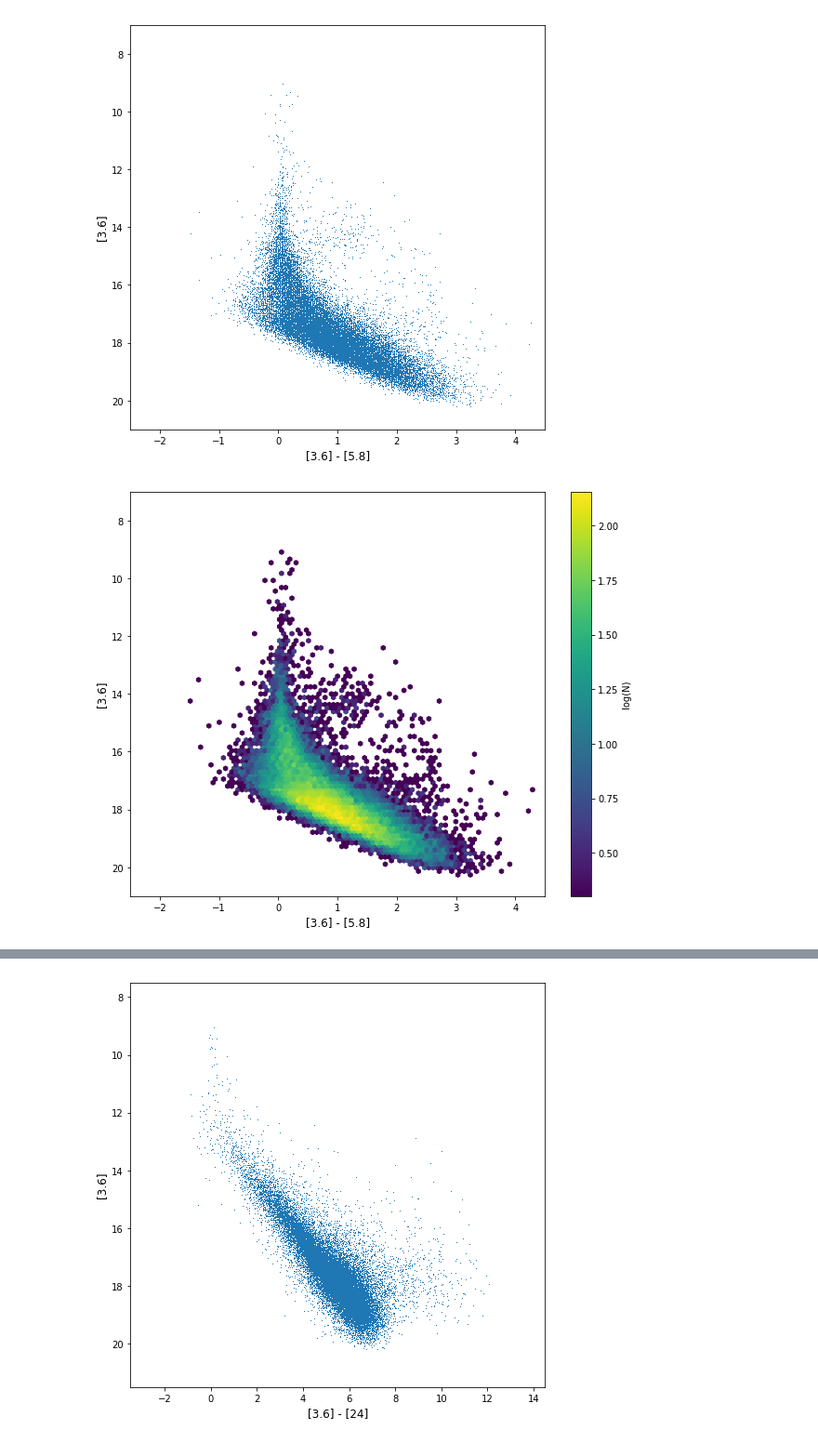
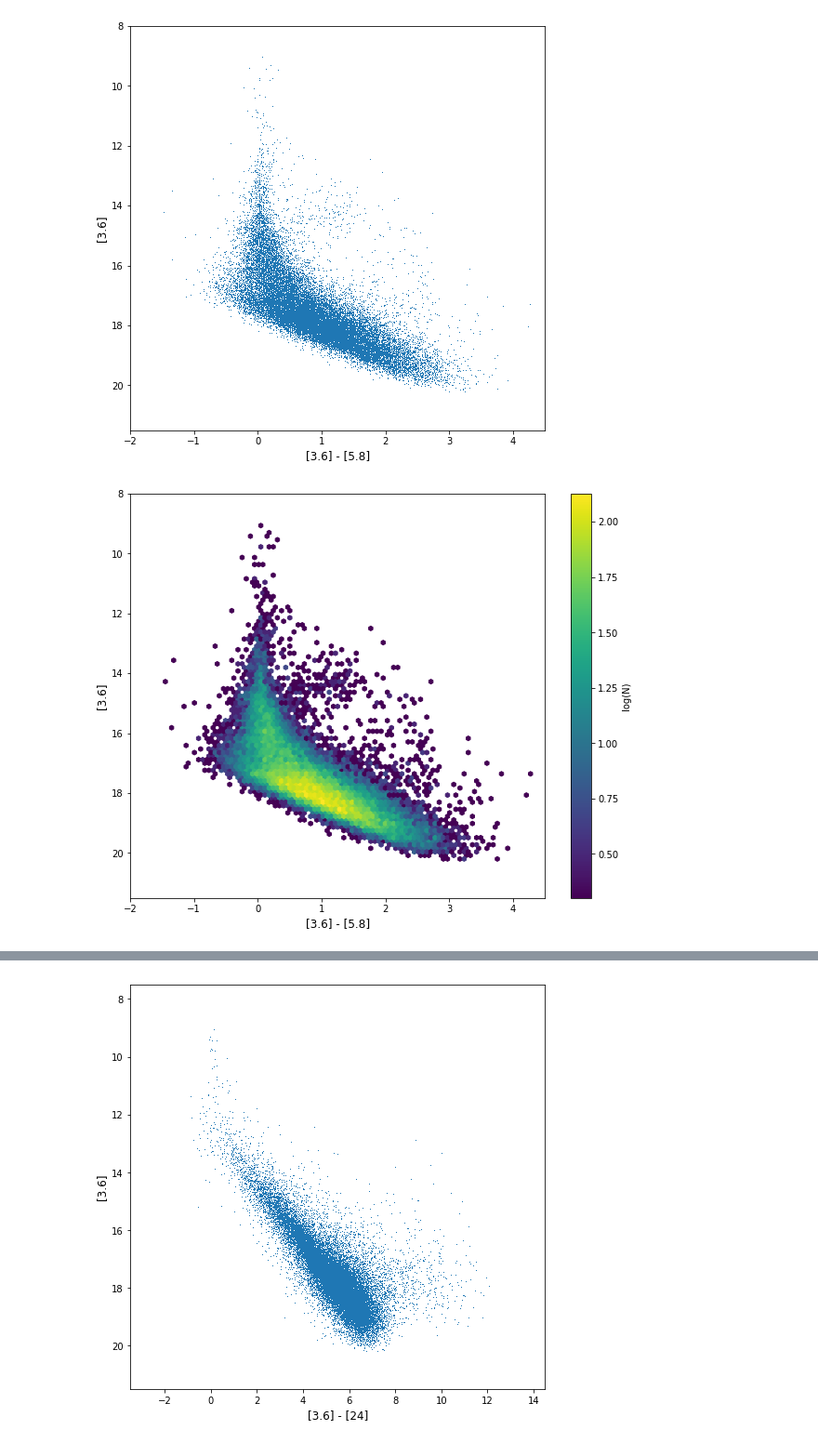
Before and after one commit to alechirschauer/SASP, a Jupyter notebook: CMD_10May2018.ipynb, the cells around one changed output, grey strips where cells are left out. Shown at 93% size. Cells and saved outputs as stored; diff of their text form; code cells hidden in the pictures.

```diff
--- a/CMD_10May2018.ipynb
+++ b/CMD_10May2018.ipynb
@@ -103,24 +103,24 @@ cb = plt.colorbar(im1, label='log(N)')
 # %%
 # [3.6] vs. [3.6]-[5.8]
 #
 plt.figure(figsize=(8,8))
 plt.plot(filter_phot_data.threesixMINUSfiveeight,filter_phot_data.k36mag,',')
-plt.ylim(21.0, 7.0)
-plt.xlim(-2.5, 4.5)
+plt.xlim(-2.0, 4.5)
+plt.ylim(21.5, 8.0)
+plt.xlabel('[3.6] - [5.8]', size=12)
 plt.ylabel('[3.6]', size=12)
-plt.xlabel('[3.6] - [5.8]', size=12)
 #
 fig, ax1 = plt.subplots(1, 1, figsize=(10, 8))
-plt.ylim(21.0, 7.0)
-plt.xlim(-2.5, 4.5)
+plt.xlim(-2.0, 4.5)
+plt.ylim(21.5, 8.0)
 im1 = ax1.hexbin(filter_phot_data.threesixMINUSfiveeight, filter_phot_data.k36mag, bins='log', cmap=plt.cm.viridis,
-               mincnt=1, extent=(-2.5, 4.5, 21.0, 7.0))
+               mincnt=1, extent=(-2.0, 4.5, 21.5, 8.0))
 ax1.set_xlabel('[3.6] - [5.8]', size=12)
 ax1.set_ylabel('[3.6]', size=12)
 cb = plt.colorbar(im1, label='log(N)')
 # %% [output]
-[figure, old version]
+[figure, new version]
-[figure, old version]
+[figure, new version]
 # %%
 # [3.6] vs. [3.6]-[8.0]
 #
```
Also changed, not shown: parts of 16 cells of this notebook.
